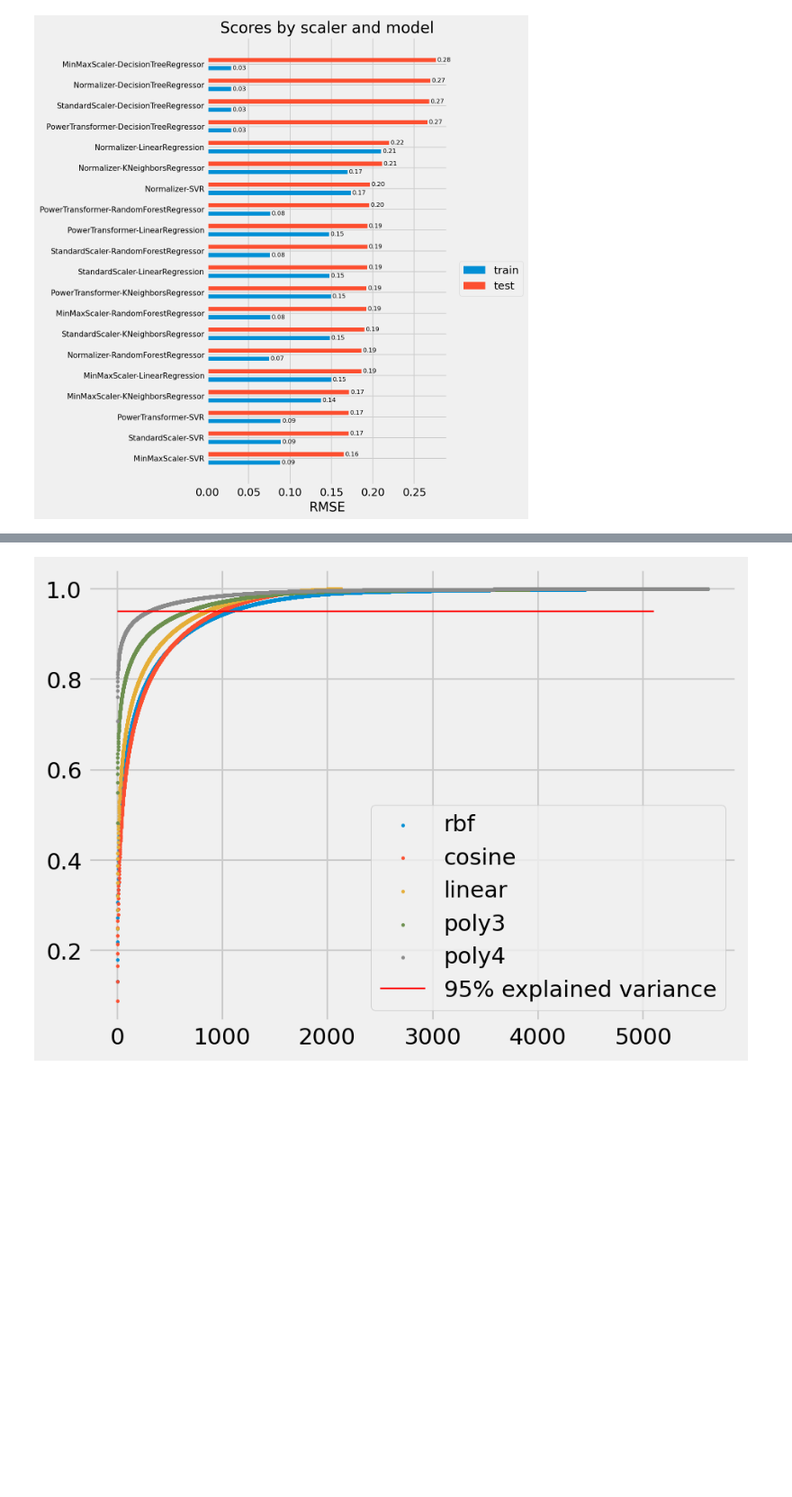
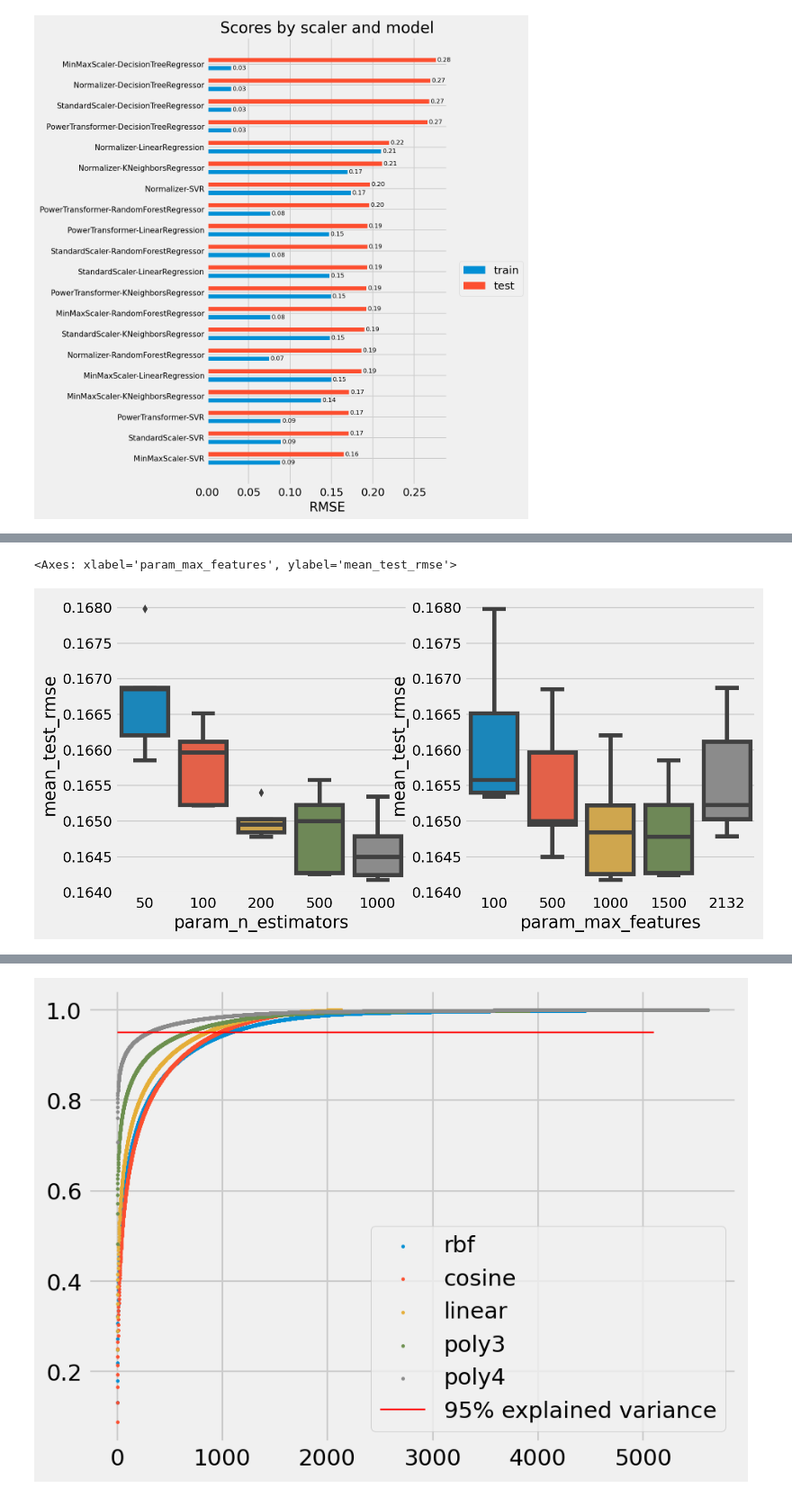
Before and after one commit to Parolps/Projeto-3, a Jupyter notebook: notebooks/feature_selection.ipynb, the cells around one changed output, grey strips where cells are left out. Shown at 90% size. Cells and saved outputs as stored; diff of their text form; code cells hidden in the pictures; blank space fills up the shorter version.

```diff
--- a/notebooks/feature_selection.ipynb
+++ b/notebooks/feature_selection.ipynb
@@ -389,0 +613,7 @@ X_train_pca.shape
+# %%
+fig, axs = plt.subplots(nrows=1, ncols=2, figsize=(10, 5))
+sns.boxplot(data=RF_grid, x="param_n_estimators", y="mean_test_rmse", ax=axs[0])
+sns.boxplot(data=RF_grid, x="param_max_features", y="mean_test_rmse", ax=axs[1])
+# %% [output]
+<Axes: xlabel='param_max_features', ylabel='mean_test_rmse'>
+[figure, added]
```
Also changed, not shown: parts of 35 cells of this notebook, 7 other files.
